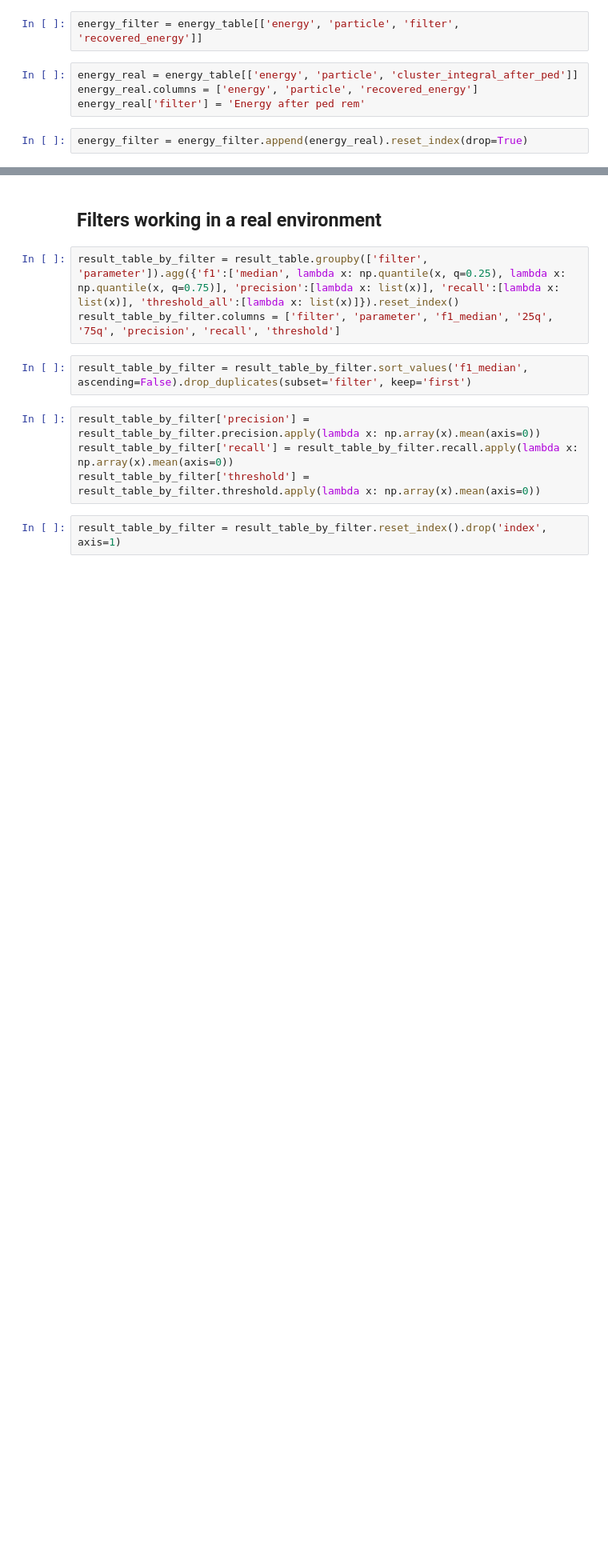
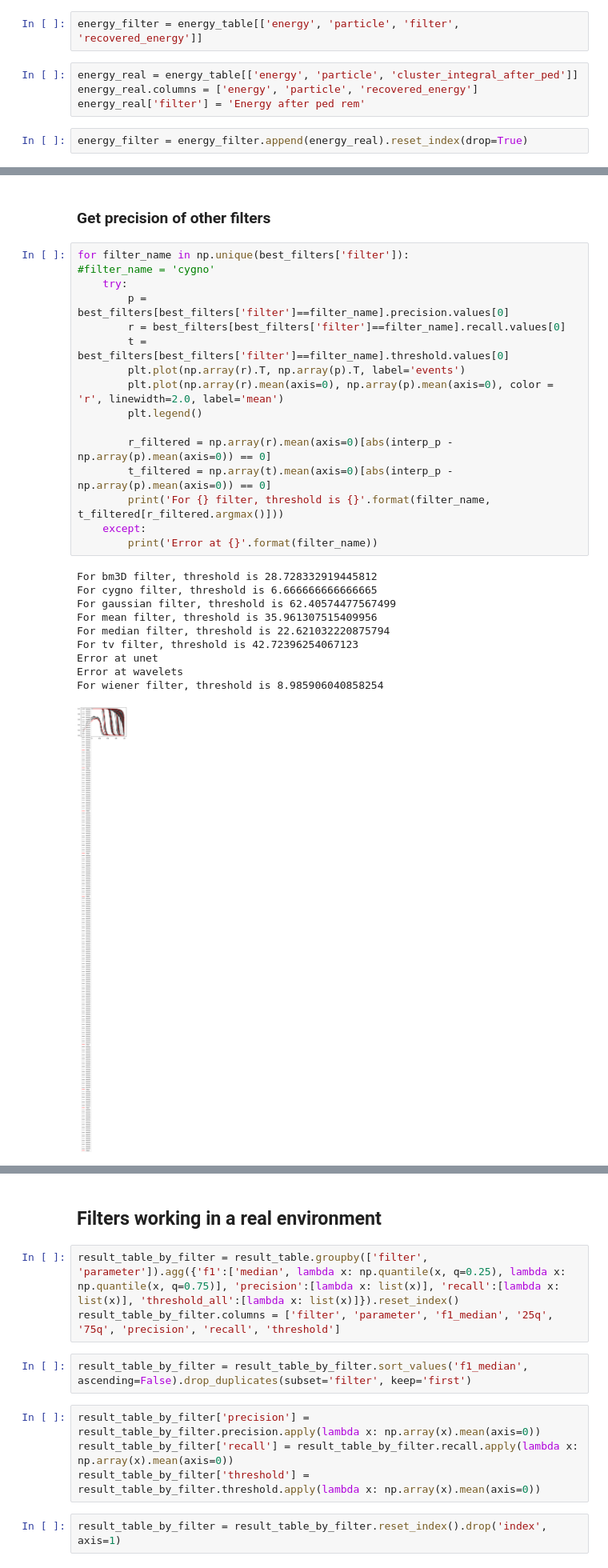
Before and after one commit to Gui1402/filtering_cygnus, a Jupyter notebook: notebooks/bug_energy.ipynb, the cells around one changed output, grey strips where cells are left out. Shown at 80% size. Drawn from its saved outputs; the diff is of its cells as text; blank space fills up the shorter version.

```diff
--- a/notebooks/bug_energy.ipynb
+++ b/notebooks/bug_energy.ipynb
@@ -205,0 +265,29 @@ axes.legend(fontsize=18)
+# %% [markdown]
+### Get precision of other filters
+# %%
+for filter_name in np.unique(best_filters['filter']):
+#filter_name = 'cygno'
+    try:
+        p = best_filters[best_filters['filter']==filter_name].precision.values[0]
+        r = best_filters[best_filters['filter']==filter_name].recall.values[0]
+        t = best_filters[best_filters['filter']==filter_name].threshold.values[0]
+        plt.plot(np.array(r).T, np.array(p).T, label='events')
+        plt.plot(np.array(r).mean(axis=0), np.array(p).mean(axis=0), color = 'r', linewidth=2.0, label='mean')
+        plt.legend()
+
+        r_filtered = np.array(r).mean(axis=0)[abs(interp_p - np.array(p).mean(axis=0)) == 0]
+        t_filtered = np.array(t).mean(axis=0)[abs(interp_p - np.array(p).mean(axis=0)) == 0]
+        print('For {} filter, threshold is {}'.format(filter_name, t_filtered[r_filtered.argmax()]))
+    except:
+        print('Error at {}'.format(filter_name))
+# %% [output]
+For bm3D filter, threshold is 28.728332919445812
+For cygno filter, threshold is 6.666666666666665
+For gaussian filter, threshold is 62.40574477567499
+For mean filter, threshold is 35.961307515409956
+For median filter, threshold is 22.621032220875794
+For tv filter, threshold is 42.72396254067123
+Error at unet
+Error at wavelets
+For wiener filter, threshold is 8.985906040858254
+[figure, added]
```
Also changed, not shown: parts of 33 cells of this notebook, 3 other files.
